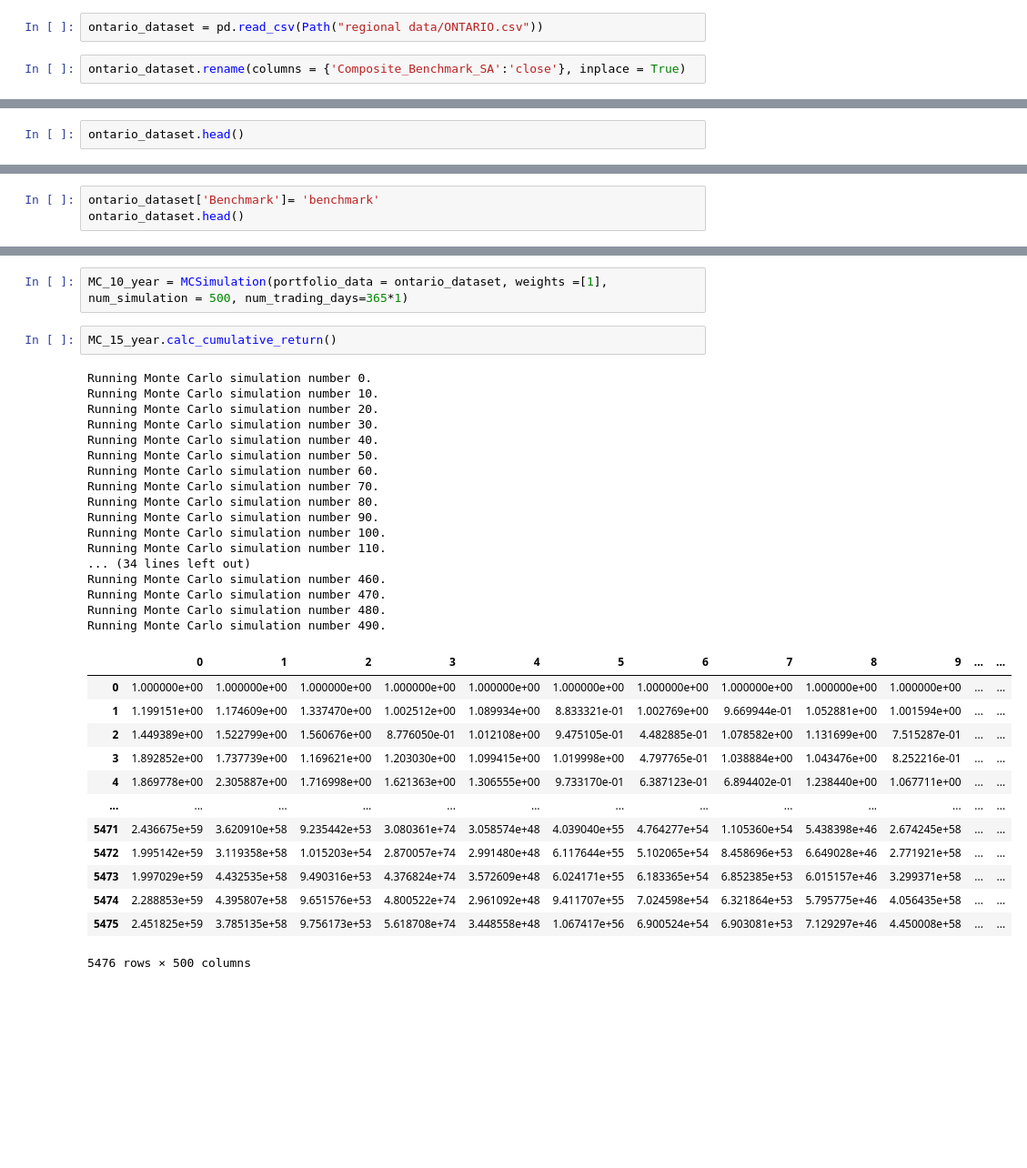
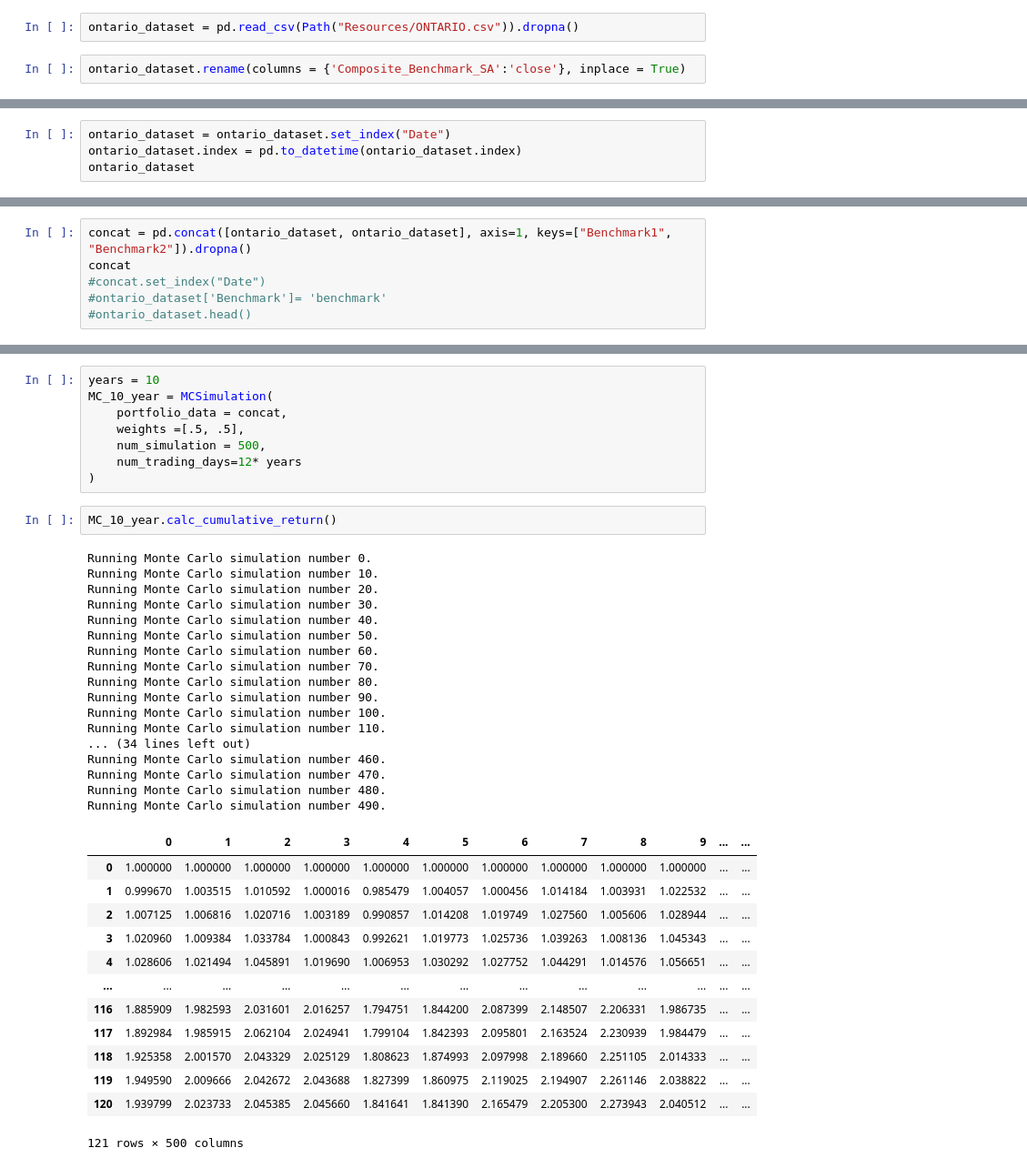
Before and after one commit to JamieMellway/FintechBootcampProject1, a Jupyter notebook: MonteCarlo.ipynb, the cells around one changed output, grey strips where cells are left out. Shown at 91% size. Saved outputs shown, nothing was run; the diff lists cells and outputs as text; blank space fills up the shorter version.

```diff
--- a/MonteCarlo.ipynb
+++ b/MonteCarlo.ipynb
@@ -10,7 +11,7 @@ warnings.filterwarnings(action='ignore')
 
 %matplotlib inline
 # %%
-ontario_dataset = pd.read_csv(Path("regional data/ONTARIO.csv"))
+ontario_dataset = pd.read_csv(Path("Resources/ONTARIO.csv")).dropna()
 # %%
 ontario_dataset.rename(columns = {'Composite_Benchmark_SA':'close'}, inplace = True)
 # %%
@@ -18,3 +34,5 @@ ontario_dataset = ontario_dataset.drop(columns=["Composite_HPI_SA", "Single_Fami
 # %%
-ontario_dataset.head()
+ontario_dataset = ontario_dataset.set_index("Date")
+ontario_dataset.index = pd.to_datetime(ontario_dataset.index)
+ontario_dataset
 # %% [output]
@@ -27,4 +53,7 @@ ontario_dataset.head()
 # %%
-ontario_dataset['Benchmark']= 'benchmark'
-ontario_dataset.head()
+concat = pd.concat([ontario_dataset, ontario_dataset], axis=1, keys=["Benchmark1", "Benchmark2"]).dropna()
+concat
+#concat.set_index("Date")
+#ontario_dataset['Benchmark']= 'benchmark'
+#ontario_dataset.head()
 # %% [output]
@@ -57,38 +81,44 @@ ontario_dataset
 # %%
-MC_10_year = MCSimulation(portfolio_data = ontario_dataset, weights =[1], num_simulation = 500, num_trading_days=365*1)
+years = 10
+MC_10_year = MCSimulation(
+    portfolio_data = concat,
+    weights =[.5, .5],
+    num_simulation = 500,
+    num_trading_days=12* years
+)
 # %%
-MC_15_year.calc_cumulative_return()
+MC_10_year.calc_cumulative_return()
 # %% [output]
 Running Monte Carlo simulation number 0.
 Running Monte Carlo simulation number 10.
 Running Monte Carlo simulation number 20.
 Running Monte Carlo simulation number 30.
 Running Monte Carlo simulation number 40.
 Running Monte Carlo simulation number 50.
 Running Monte Carlo simulation number 60.
 Running Monte Carlo simulation number 70.
 Running Monte Carlo simulation number 80.
 Running Monte Carlo simulation number 90.
 Running Monte Carlo simulation number 100.
 Running Monte Carlo simulation number 110.
 ... (34 lines left out)
 Running Monte Carlo simulation number 460.
 Running Monte Carlo simulation number 470.
 Running Monte Carlo simulation number 480.
 Running Monte Carlo simulation number 490.
 |  | 0 | 1 | 2 | 3 | 4 | 5 | 6 | 7 | 8 | 9 | ... | ... |
-| 0 | 1.000000e+00 | 1.000000e+00 | 1.000000e+00 | 1.000000e+00 | 1.000000e+00 | 1.000000e+00 | 1.000000e+00 | 1.000000e+00 | 1.000000e+00 | 1.000000e+00 | ... | ... |
-| 1 | 1.199151e+00 | 1.174609e+00 | 1.337470e+00 | 1.002512e+00 | 1.089934e+00 | 8.833321e-01 | 1.002769e+00 | 9.669944e-01 | 1.052881e+00 | 1.001594e+00 | ... | ... |
-| 2 | 1.449389e+00 | 1.522799e+00 | 1.560676e+00 | 8.776050e-01 | 1.012108e+00 | 9.475105e-01 | 4.482885e-01 | 1.078582e+00 | 1.131699e+00 | 7.515287e-01 | ... | ... |
-| 3 | 1.892852e+00 | 1.737739e+00 | 1.169621e+00 | 1.203030e+00 | 1.099415e+00 | 1.019998e+00 | 4.797765e-01 | 1.038884e+00 | 1.043476e+00 | 8.252216e-01 | ... | ... |
-| 4 | 1.869778e+00 | 2.305887e+00 | 1.716998e+00 | 1.621363e+00 | 1.306555e+00 | 9.733170e-01 | 6.387123e-01 | 6.894402e-01 | 1.238440e+00 | 1.067711e+00 | ... | ... |
+| 0 | 1.000000 | 1.000000 | 1.000000 | 1.000000 | 1.000000 | 1.000000 | 1.000000 | 1.000000 | 1.000000 | 1.000000 | ... | ... |
+| 1 | 0.999670 | 1.003515 | 1.010592 | 1.000016 | 0.985479 | 1.004057 | 1.000456 | 1.014184 | 1.003931 | 1.022532 | ... | ... |
+| 2 | 1.007125 | 1.006816 | 1.020716 | 1.003189 | 0.990857 | 1.014208 | 1.019749 | 1.027560 | 1.005606 | 1.028944 | ... | ... |
+| 3 | 1.020960 | 1.009384 | 1.033784 | 1.000843 | 0.992621 | 1.019773 | 1.025736 | 1.039263 | 1.008136 | 1.045343 | ... | ... |
+| 4 | 1.028606 | 1.021494 | 1.045891 | 1.019690 | 1.006953 | 1.030292 | 1.027752 | 1.044291 | 1.014576 | 1.056651 | ... | ... |
 | ... | ... | ... | ... | ... | ... | ... | ... | ... | ... | ... | ... | ... |
-| 5471 | 2.436675e+59 | 3.620910e+58 | 9.235442e+53 | 3.080361e+74 | 3.058574e+48 | 4.039040e+55 | 4.764277e+54 | 1.105360e+54 | 5.438398e+46 | 2.674245e+58 | ... | ... |
-| 5472 | 1.995142e+59 | 3.119358e+58 | 1.015203e+54 | 2.870057e+74 | 2.991480e+48 | 6.117644e+55 | 5.102065e+54 | 8.458696e+53 | 6.649028e+46 | 2.771921e+58 | ... | ... |
-| 5473 | 1.997029e+59 | 4.432535e+58 | 9.490316e+53 | 4.376824e+74 | 3.572609e+48 | 6.024171e+55 | 6.183365e+54 | 6.852385e+53 | 6.015157e+46 | 3.299371e+58 | ... | ... |
-| 5474 | 2.288853e+59 | 4.395807e+58 | 9.651576e+53 | 4.800522e+74 | 2.961092e+48 | 9.411707e+55 | 7.024598e+54 | 6.321864e+53 | 5.795775e+46 | 4.056435e+58 | ... | ... |
-| 5475 | 2.451825e+59 | 3.785135e+58 | 9.756173e+53 | 5.618708e+74 | 3.448558e+48 | 1.067417e+56 | 6.900524e+54 | 6.903081e+53 | 7.129297e+46 | 4.450008e+58 | ... | ... |
+| 116 | 1.885909 | 1.982593 | 2.031601 | 2.016257 | 1.794751 | 1.844200 | 2.087399 | 2.148507 | 2.206331 | 1.986735 | ... | ... |
+| 117 | 1.892984 | 1.985915 | 2.062104 | 2.024941 | 1.799104 | 1.842393 | 2.095801 | 2.163524 | 2.230939 | 1.984479 | ... | ... |
+| 118 | 1.925358 | 2.001570 | 2.043329 | 2.025129 | 1.808623 | 1.874993 | 2.097998 | 2.189660 | 2.251105 | 2.014333 | ... | ... |
+| 119 | 1.949590 | 2.009666 | 2.042672 | 2.043688 | 1.827399 | 1.860975 | 2.119025 | 2.194907 | 2.261146 | 2.038822 | ... | ... |
+| 120 | 1.939799 | 2.023733 | 2.045385 | 2.045660 | 1.841641 | 1.841390 | 2.165479 | 2.205300 | 2.273943 | 2.040512 | ... | ... |
-5476 rows × 500 columns
+121 rows × 500 columns
 # %%
 MC_10_year.plot_simulation()
 # %% [output]
```
Also changed, not shown: parts of 10 cells of this notebook, 1 other file.
